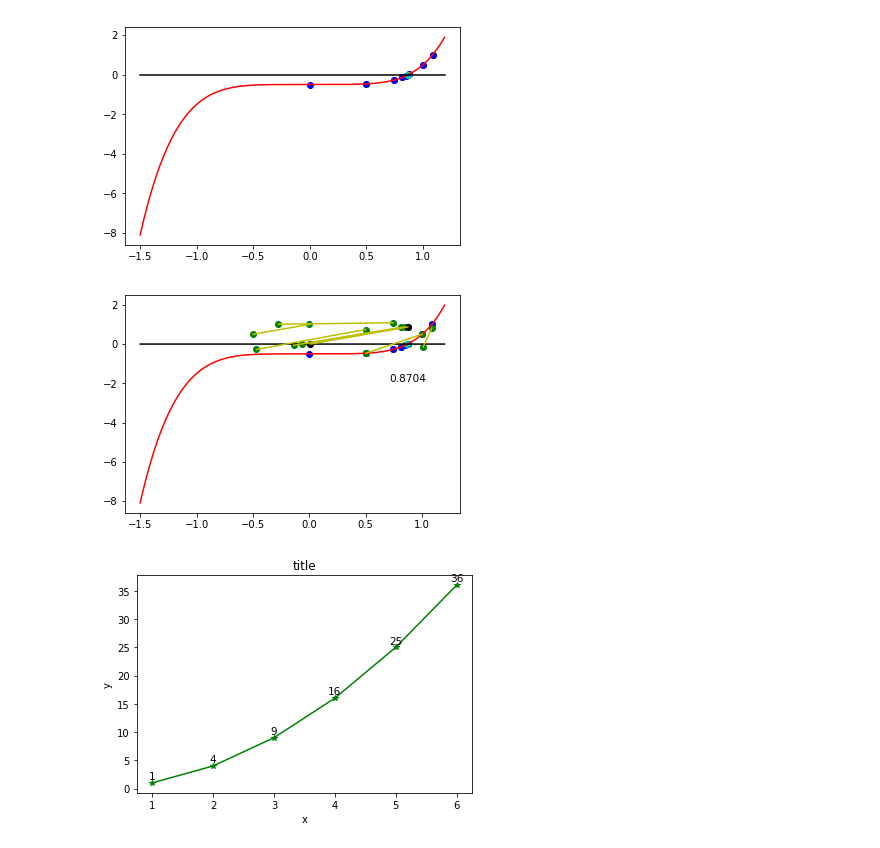
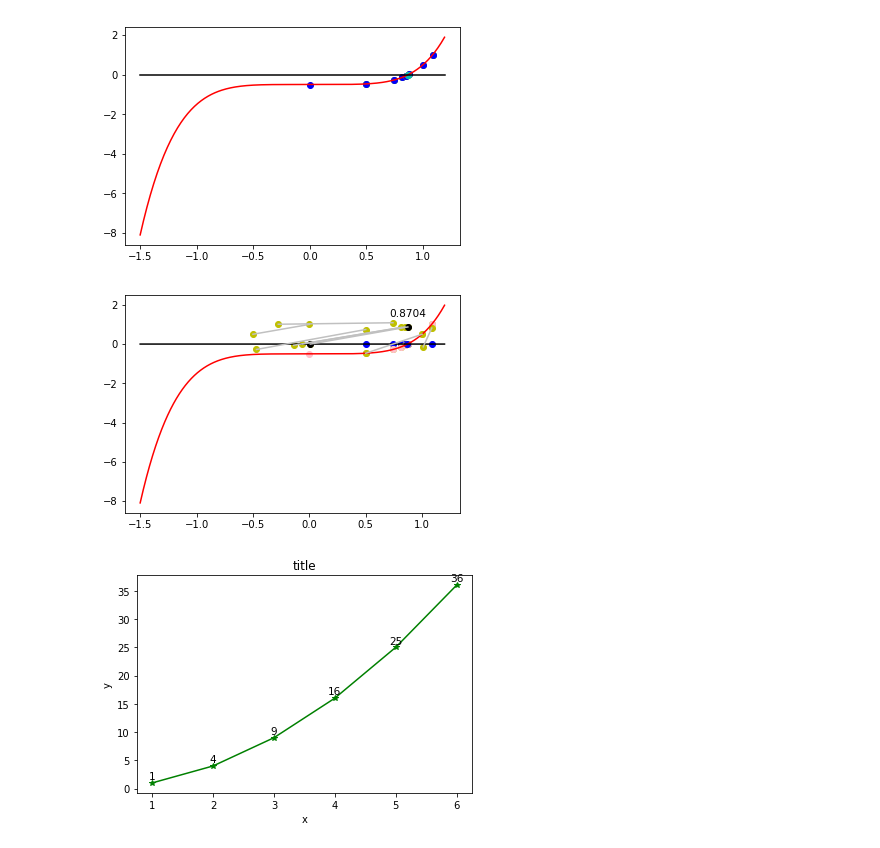
Before and after one commit to jumbokh/appliedNum_learn, a Jupyter notebook: python/plot_line.ipynb, the cells around one changed output. Saved outputs shown, nothing was run; the diff lists cells and outputs as text; code cells hidden in the pictures.

Commit message:
update plot line

```diff
--- a/python/plot_line.ipynb
+++ b/python/plot_line.ipynb
@@ -123,36 +123,36 @@ plt.show()
 # %%
 t = np.arange(-1.5,1.2,.001)
 n = np.copy(t)
 n.fill(0)
 plt.plot(t, f(t), 'r')
 plt.plot(t,n,'k')
 for a,b,m,fm in logdat:
     #plt.plot(a,f1,color = 'g')
-    plt.scatter(a,f(a),color='b')
+    plt.scatter(a,f(a),color='#FFC0CB')
     #plt.plot(b,f2,'bo')
     plt.scatter(b,f(b),color='y')
     #plt.plot(m,f3,color='c')
-    plt.scatter(m,fm,color='c')
+    plt.scatter(m,0,color='b')
 x = []
 y = []
 for a,b,m,fm in logdat:
     x.append([a,f(a)])
     y.append([b,f(b)])
 for i in range(len(x)):
-    plt.plot(x[i], y[i], color='y')
-    plt.scatter(x[i], y[i], color='g')
+    plt.plot(x[i], y[i], color='#C0C0C0') #粉紅
+    plt.scatter(x[i], y[i], color='y')
     #yn = y[i]+0.3
     #print(y[i],type(y[i]))
     nx,ny = y[i]
-    ny = ny-2
+    ny = ny+1.3
     nlist = [nx,round(ny,4)]
     #print(nlist,type(nlist))
     mk = str(nx)
     if(i==len(x)-1):
        plt.text(nx, ny, mk, ha='center', va='bottom', fontsize=10.5)
        plt.scatter(x[i], y[i], color='k')
 # %% [output]
-[figure, old version]
+[figure, new version]
 # %%
 # -*- coding: utf-8 -*-
 import time
```
Also changed, not shown: parts of 1 cell of this notebook.
